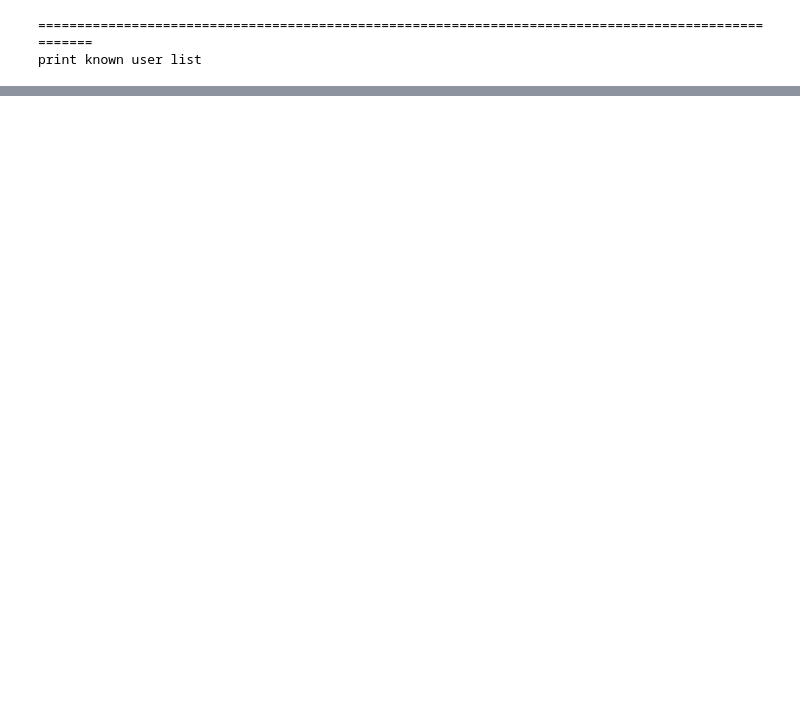
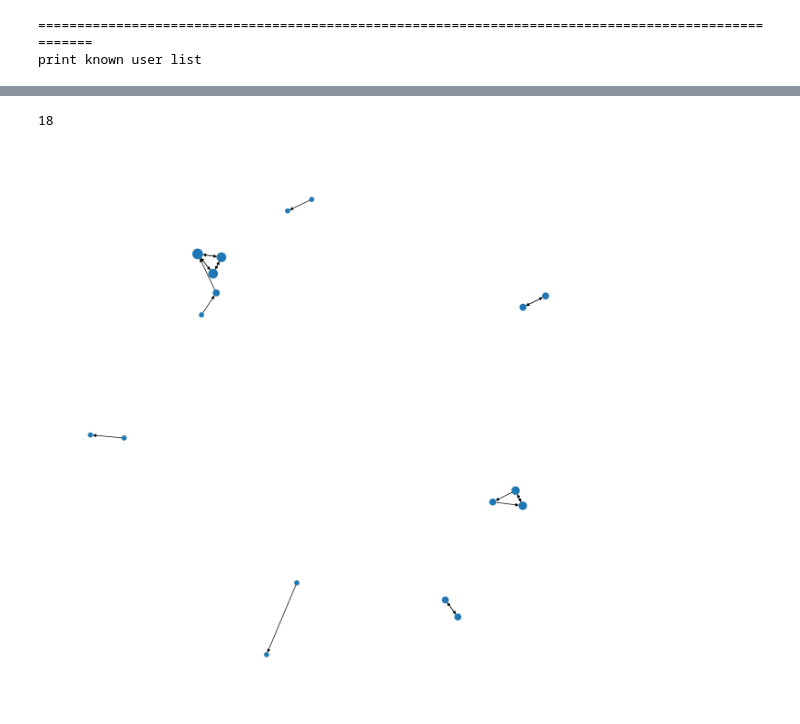
Before and after one commit to ymx10086/spread_and_mining, a Jupyter notebook: demo_1.ipynb, the cells around one changed output, grey strips where cells are left out. Cells and saved outputs as stored; diff of their text form; code cells hidden in the pictures; blank space fills up the shorter version.

```diff
--- a/demo_1.ipynb
+++ b/demo_1.ipynb
@@ -473,16 +405,19 @@ graph.print_graph()
 # %%
-# # networkx 画图
-# import matplotlib.pyplot as plt
+# networkx 画图
+import matplotlib.pyplot as plt
 
-# plt.figure(figsize=(12, 12))
-# nodes = graph.get_nodes()
-# print(len(nodes))
-# edges = graph.get_edges()
-# # print(nodes)
-# G = nx.DiGraph()
-# G.add_nodes_from(nodes)
-# G.add_edges_from(edges)
+plt.figure(figsize=(12, 12))
+nodes = graph.get_nodes(1)
+print(len(nodes))
+edges = graph.get_edges(1)
+# print(nodes)
+G = nx.DiGraph()
+G.add_nodes_from(nodes)
+G.add_edges_from(edges)
 
-# d = dict(G.degree)
-# nx.draw(G, pos=nx.spring_layout(G), node_size=[v * 50 for v in d.values()])
-# plt.show()
+d = dict(G.degree)
+nx.draw(G, pos=nx.spring_layout(G), node_size=[v * 50 for v in d.values()])
+plt.show()
+# %% [output]
+18
+[figure, added]
```
Also changed, not shown: parts of 5 cells of this notebook.
